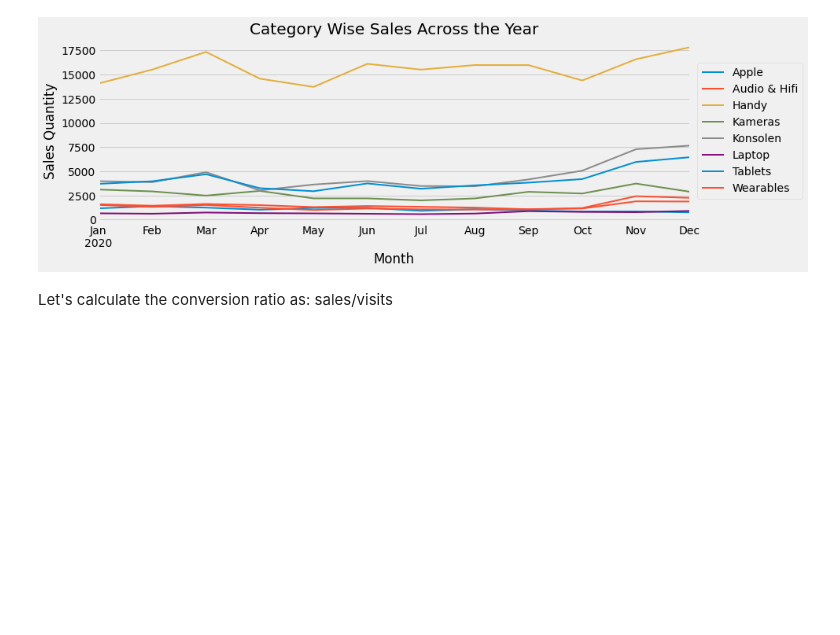
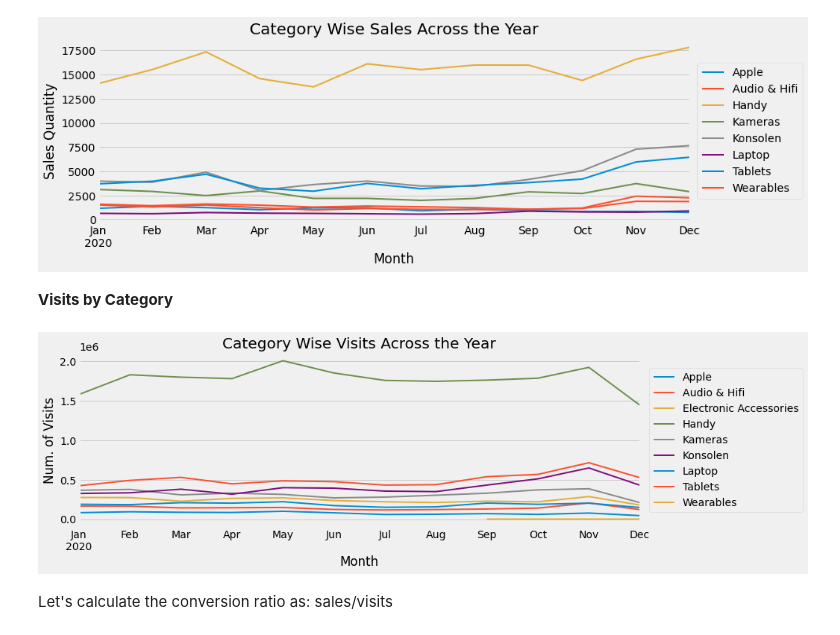
Before and after one commit to samarthum/rebuy_case_study, a Jupyter notebook: notebooks/Digging Deeper.ipynb, the cells around one changed output. Drawn from its saved outputs; the diff is of its cells as text; code cells hidden in the pictures; blank space fills up the shorter version.

Commit message:
Add category wise visits plot

```diff
--- a/notebooks/Digging Deeper.ipynb
+++ b/notebooks/Digging Deeper.ipynb
@@ -135,6 +135,21 @@ plt.xlabel('Month')
 plt.ylabel('Sales Quantity');
 # %% [output]
 [figure]
+# %% [markdown]
+**Visits by Category**
+# %%
+visits_products = visits_on_pdp.merge(product_details, on='product_id', how='left')
+visits_products_agg = visits_products.set_index('date').groupby('main_category').resample('M')['visits']\
+    .sum().reset_index()
+# %%
+visits_products_agg.pivot(index='date', columns='main_category', values='visits')\
+    .plot(linewidth=config.lw, figsize=config.FIGSIZE)
+plt.legend(loc='right', bbox_to_anchor=(1.3, 0.5))
+plt.title('Category Wise Visits Across the Year')
+plt.xlabel('Month')
+plt.ylabel('Num. of Visits');
+# %% [output]
+[figure, added]
 # %% [markdown]
 Let's calculate the conversion ratio as: sales/visits
 # %%
```
Also changed, not shown: parts of 1 cell of this notebook.
